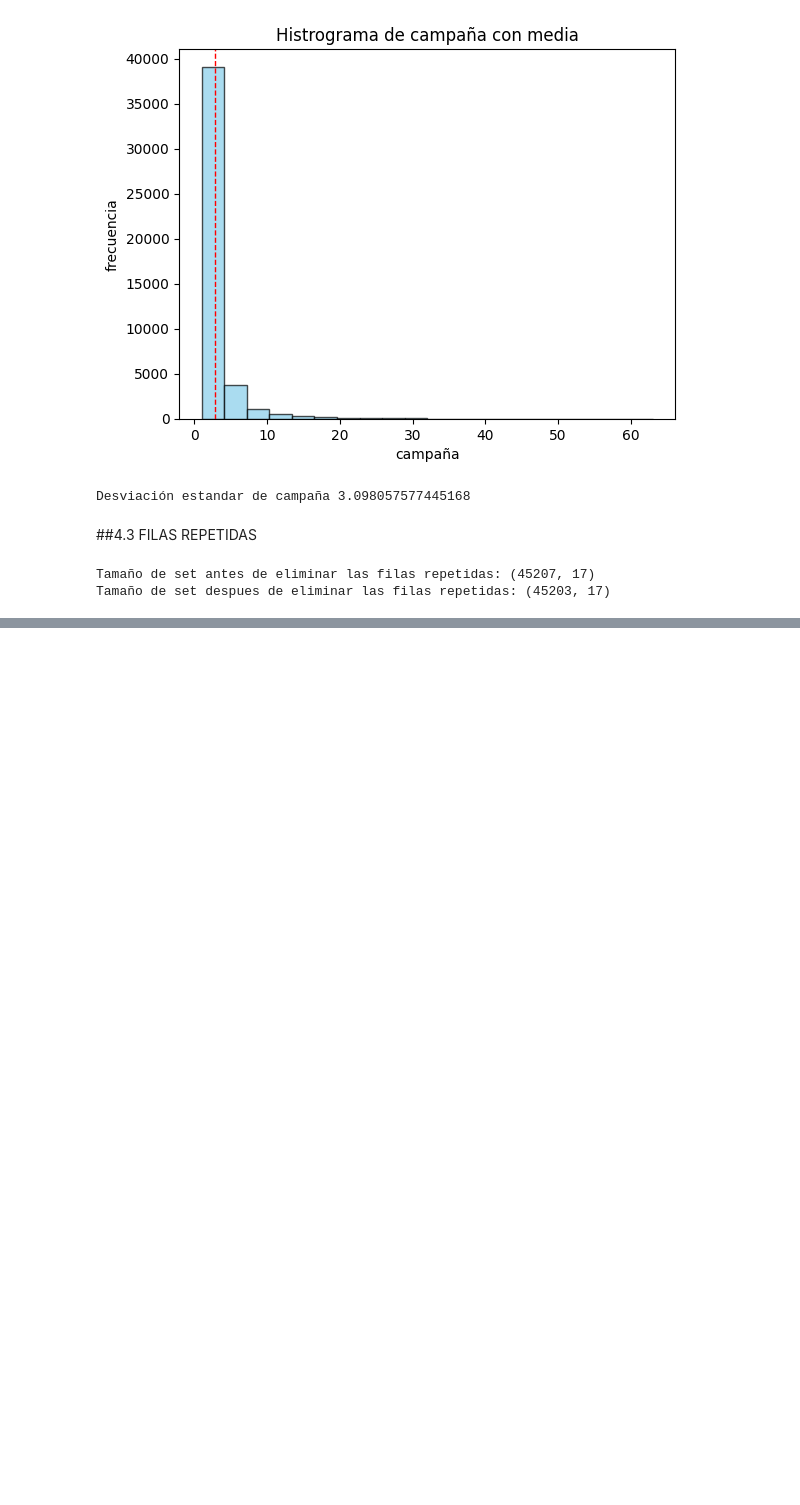
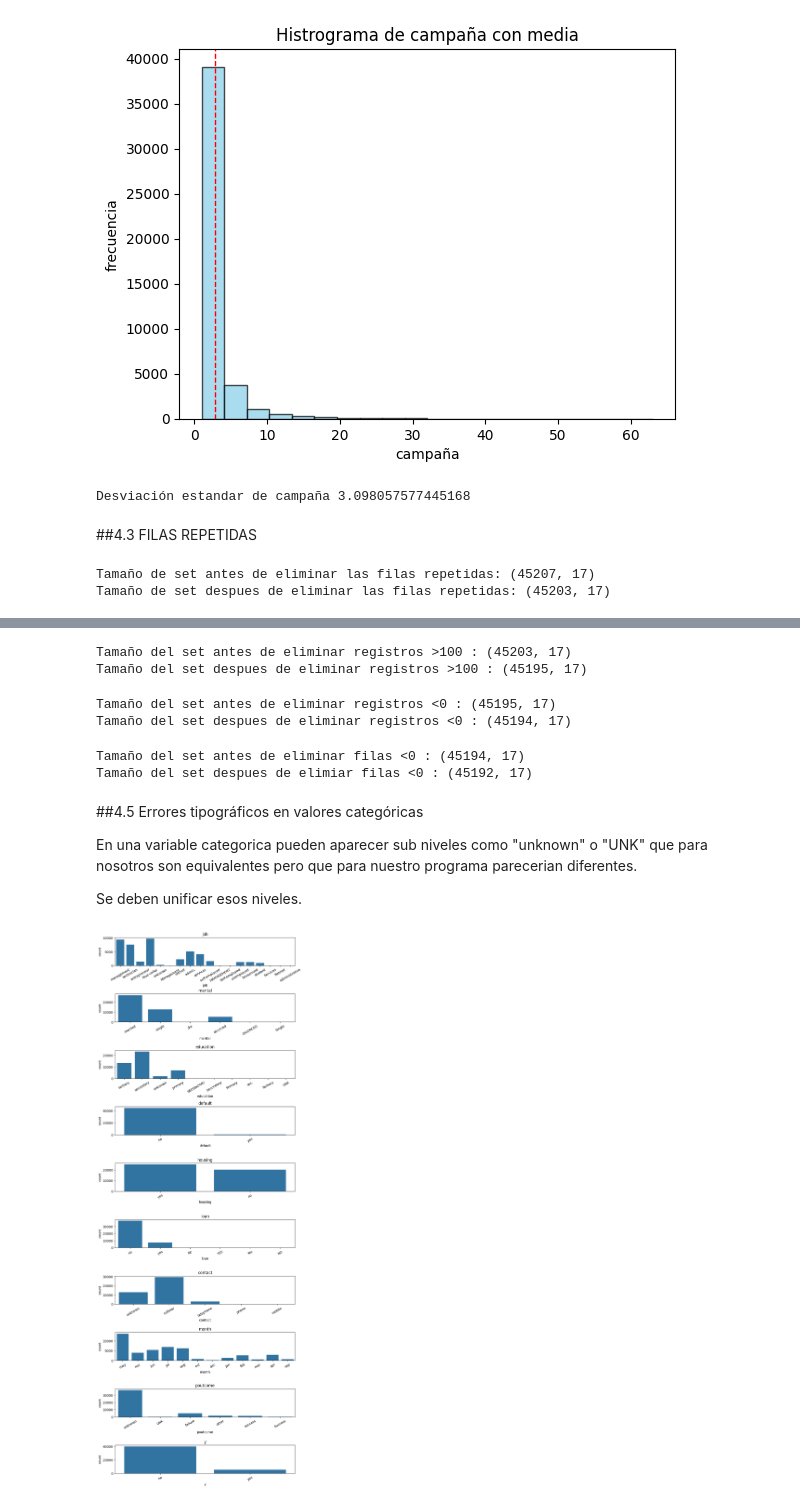
Before and after one commit to JessicaS94/TalentoTech-, a Jupyter notebook: Limpieza_de_Datos.ipynb, the cells around one changed output, grey strips where cells are left out. Drawn from its saved outputs; the diff is of its cells as text; code cells hidden in the pictures; blank space fills up the shorter version.

```diff
--- a/Limpieza_de_Datos.ipynb
+++ b/Limpieza_de_Datos.ipynb
@@ -276,0 +296,46 @@ Tamaño de set despues de eliminar las filas repetidas: (45203, 17)
+# %%
+#Eliminar filas con 'age' >100
+
+print(f'Tamaño del set antes de eliminar registros >100 : {Data.shape}')
+Data = Data.drop(Data[Data['age'] > 100].index)
+print(f'Tamaño del set despues de eliminar registros >100 : {Data.shape}')
+# %% [output]
+Tamaño del set antes de eliminar registros >100 : (45203, 17)
+Tamaño del set despues de eliminar registros >100 : (45195, 17)
+# %%
+#Eliminar filas con 'previous' >100
+
+print(f'Tamaño del set antes de eliminar registros <0 : {Data.shape}')
+Data= Data.drop(Data[Data['previous'] > 100].index)
+print(f'Tamaño del set despues de eliminar registros <0 : {Data.shape}')
+# %% [output]
+Tamaño del set antes de eliminar registros <0 : (45195, 17)
+Tamaño del set despues de eliminar registros <0 : (45194, 17)
+# %%
+#Eliminar filas con 'duration' <0
+
+print(f'Tamaño del set antes de eliminar filas <0 : {Data.shape}')
+Data = Data.drop(Data[Data['duration'] < 0].index)
+print(f'Tamaño del set despues de elimiar filas <0 : {Data.shape}')
+# %% [output]
+Tamaño del set antes de eliminar filas <0 : (45194, 17)
+Tamaño del set despues de elimiar filas <0 : (45192, 17)
+# %% [markdown]
+##4.5 Errores tipográficos en valores categóricas
+
+En una variable categorica pueden aparecer sub niveles como "unknown" o "UNK" que para nosotros son equivalentes pero que para nuestro programa parecerian diferentes.
+
+Se deben unificar esos niveles.
+# %%
+#Graficar los subniveles de cada variable categorica
+
+cols_cat = ['job', 'marital', 'education', 'default', 'housing', 'loan', 'contact', 'month', 'poutcome', 'y']
+
+fig, ax = plt.subplots(nrows=10, ncols=1, figsize=(10,30))
+fig.subplots_adjust(hspace=1)
+for i, col in enumerate(cols_cat):
+  sns.countplot(x=col, data=Data, ax=ax[i])
+  ax[i].set_title(col)
+  ax[i].set_xticklabels(ax[i].get_xticklabels(), rotation=30)
+# %% [output]
+[figure, added]
```
Also changed, not shown: parts of 3 cells of this notebook.
